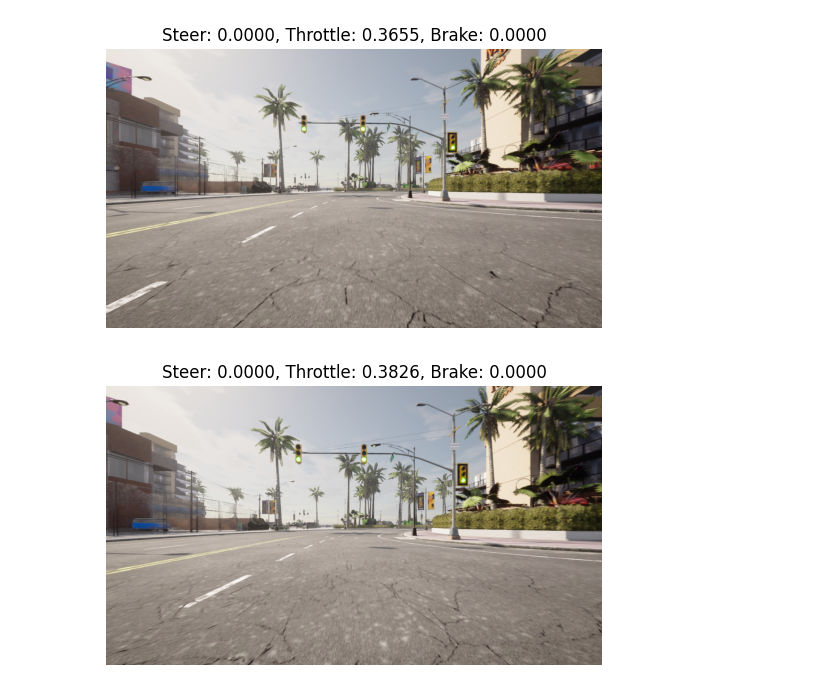
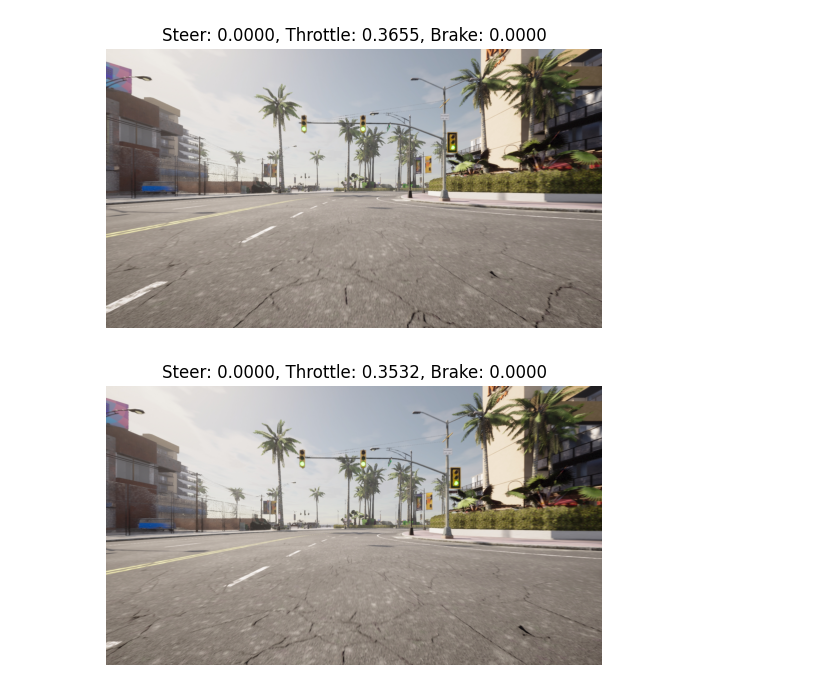
Before and after one commit to ulrik2204/carla_experiments, a Jupyter notebook: dataset_exploration.ipynb, the cells around one changed output. Saved outputs shown, nothing was run; the diff lists cells and outputs as text; code cells hidden in the pictures.

Commit message:
fix: update samples shown

```diff
--- a/dataset_exploration.ipynb
+++ b/dataset_exploration.ipynb
@@ -113,6 +105,6 @@ plot_sample(100)
 # %% [output]
 [figure]
 # %%
-plot_sample(103)
+plot_sample(101)
 # %% [output]
-[figure, old version]
+[figure, new version]
```
Also changed, not shown: parts of 5 cells of this notebook.
